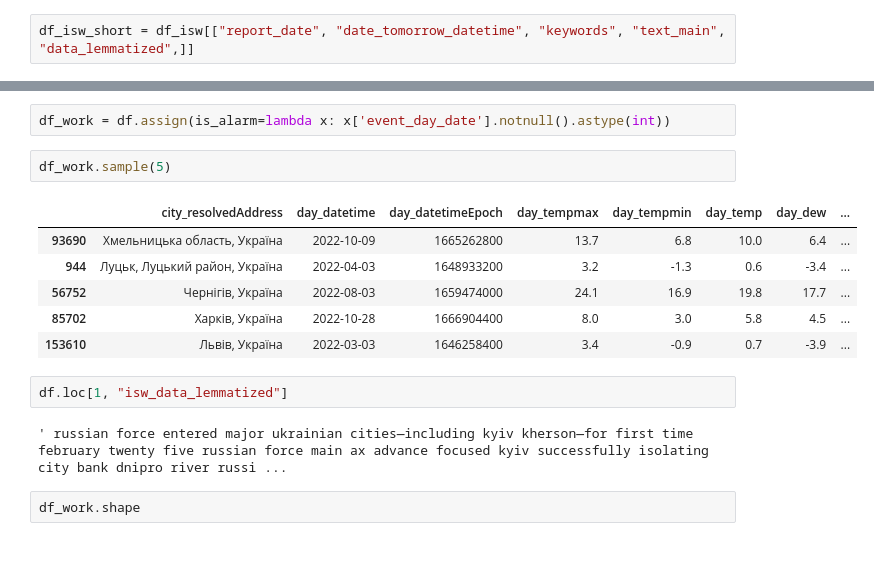
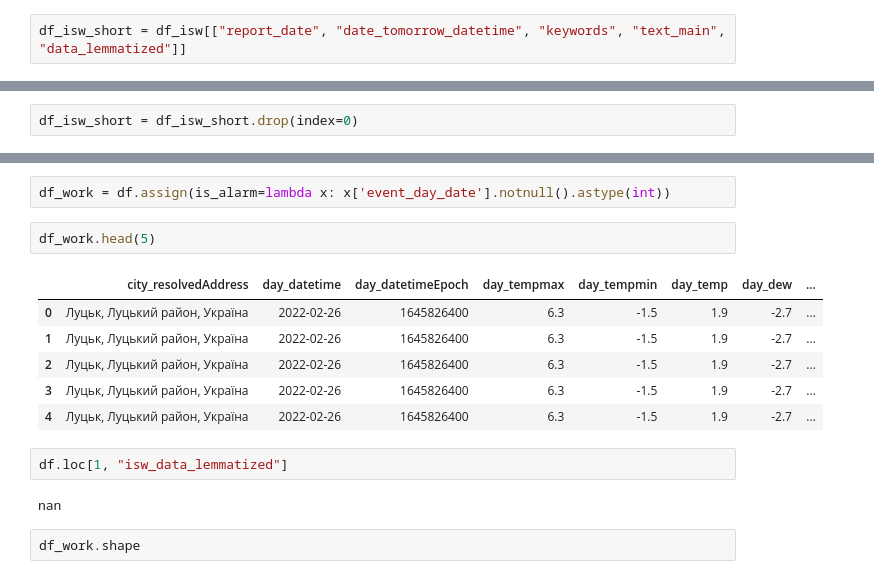
Before and after one commit to Bohdanken/Proga, a Jupyter notebook: 4_train_model.ipynb, the cells around one changed output, grey strips where cells are left out. Drawn from its saved outputs; the diff is of its cells as text; blank space fills up the shorter version.

```diff
--- a/4_train_model.ipynb
+++ b/4_train_model.ipynb
@@ -144,7 +91,9 @@ df_weather_events.sample(10).head(10)
 # %%
-df_isw_short = df_isw[["report_date", "date_tomorrow_datetime", "keywords", "text_main", "data_lemmatized",]]
+df_isw_short = df_isw[["report_date", "date_tomorrow_datetime", "keywords", "text_main", "data_lemmatized"]]
 # %%
 df_isw_short = df_isw_short.copy().add_prefix('isw_')
+# %%
+df_isw_short = df_isw_short.drop(index=0)
 # %%
 df_isw_short.head(10)
 # %% [output]
@@ -202,18 +151,18 @@ array(['Луцьк, Луцький район, Україна', 'Кропивн
 # %%
 df_work = df.assign(is_alarm=lambda x: x['event_day_date'].notnull().astype(int))
 # %%
-df_work.sample(5)
+df_work.head(5)
 # %% [output]
 |  | city_resolvedAddress | day_datetime | day_datetimeEpoch | day_tempmax | day_tempmin | day_temp | day_dew | ... |
-| 93690 | Хмельницька область, Україна | 2022-10-09 | 1665262800 | 13.7 | 6.8 | 10.0 | 6.4 | ... |
-| 944 | Луцьк, Луцький район, Україна | 2022-04-03 | 1648933200 | 3.2 | -1.3 | 0.6 | -3.4 | ... |
-| 56752 | Чернігів, Україна | 2022-08-03 | 1659474000 | 24.1 | 16.9 | 19.8 | 17.7 | ... |
-| 85702 | Харків, Україна | 2022-10-28 | 1666904400 | 8.0 | 3.0 | 5.8 | 4.5 | ... |
-| 153610 | Львів, Україна | 2022-03-03 | 1646258400 | 3.4 | -0.9 | 0.7 | -3.9 | ... |
+| 0 | Луцьк, Луцький район, Україна | 2022-02-26 | 1645826400 | 6.3 | -1.5 | 1.9 | -2.7 | ... |
+| 1 | Луцьк, Луцький район, Україна | 2022-02-26 | 1645826400 | 6.3 | -1.5 | 1.9 | -2.7 | ... |
+| 2 | Луцьк, Луцький район, Україна | 2022-02-26 | 1645826400 | 6.3 | -1.5 | 1.9 | -2.7 | ... |
+| 3 | Луцьк, Луцький район, Україна | 2022-02-26 | 1645826400 | 6.3 | -1.5 | 1.9 | -2.7 | ... |
+| 4 | Луцьк, Луцький район, Україна | 2022-02-26 | 1645826400 | 6.3 | -1.5 | 1.9 | -2.7 | ... |
 # %%
 df.loc[1, "isw_data_lemmatized"]
 # %% [output]
-' russian force entered major ukrainian cities—including kyiv kherson—for first time february twenty five russian force main ax advance focused kyiv successfully isolating city bank dnipro river russi ...
+nan
 # %%
 df_work.shape
 # %% [output]
```
Also changed, not shown: parts of 51 cells of this notebook, 4 other files.
